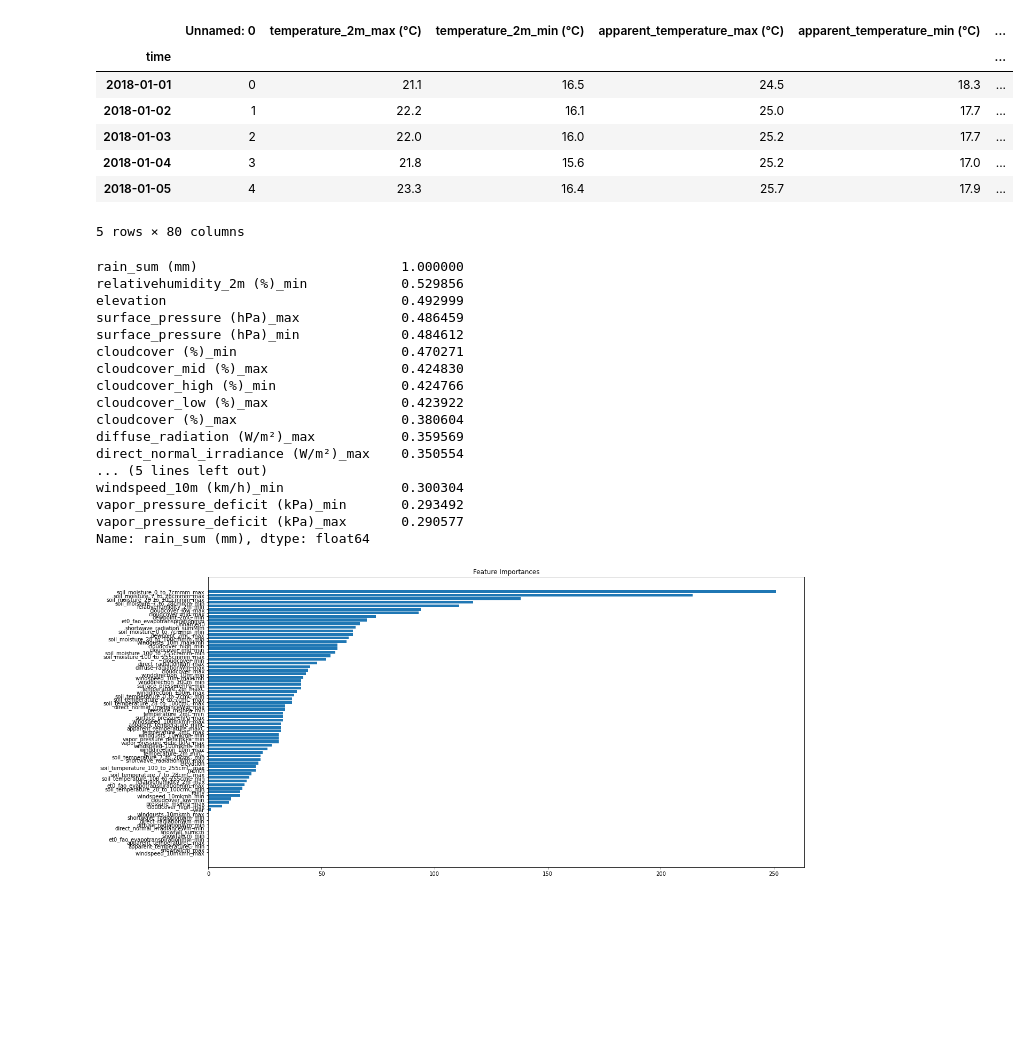
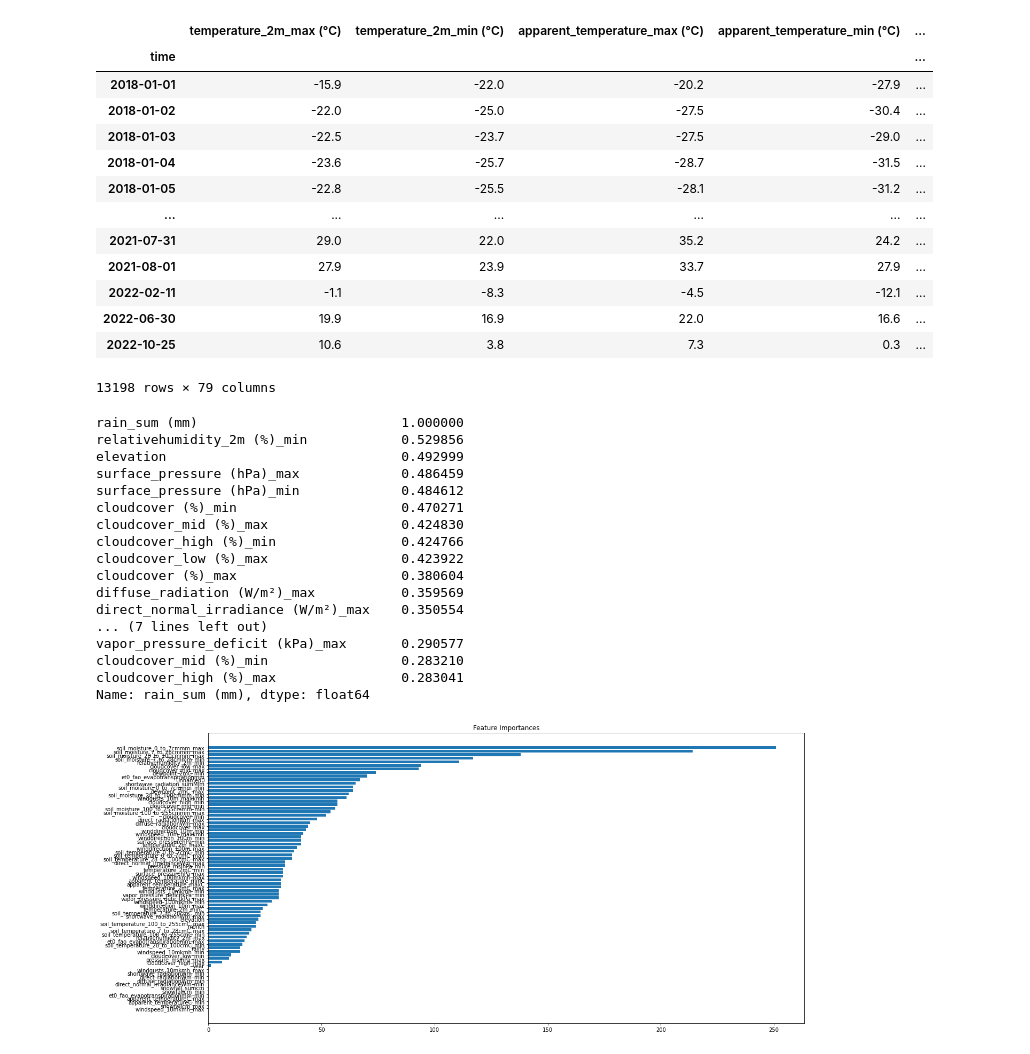
Before and after one commit to abilcode/weather-forecasting, a Jupyter notebook: model/exploration.ipynb, the cells around one changed output. Saved outputs shown, nothing was run; the diff lists cells and outputs as text; code cells hidden in the pictures; blank space fills up the shorter version.

```diff
--- a/model/exploration.ipynb
+++ b/model/exploration.ipynb
@@ -15,20 +16,26 @@ from catboost import CatBoostRegressor
 
 import optuna
 # %%
+
 data = pd.read_csv('/Users/abilfad/Documents/CODE/weather-forecasting-datavidia/appended_data.csv',index_col='time')
 data.drop('Unnamed: 0',axis=1)
-data.head()
 # %% [output]
-|  | Unnamed: 0 | temperature_2m_max (°C) | temperature_2m_min (°C) | apparent_temperature_max (°C) | apparent_temperature_min (°C) | ... |
-| time |  |  |  |  |  | ... |
-| 2018-01-01 | 0 | 21.1 | 16.5 | 24.5 | 18.3 | ... |
-| 2018-01-02 | 1 | 22.2 | 16.1 | 25.0 | 17.7 | ... |
-| 2018-01-03 | 2 | 22.0 | 16.0 | 25.2 | 17.7 | ... |
-| 2018-01-04 | 3 | 21.8 | 15.6 | 25.2 | 17.0 | ... |
-| 2018-01-05 | 4 | 23.3 | 16.4 | 25.7 | 17.9 | ... |
+|  | temperature_2m_max (°C) | temperature_2m_min (°C) | apparent_temperature_max (°C) | apparent_temperature_min (°C) | ... |
+| time |  |  |  |  | ... |
+| 2018-01-01 | -15.9 | -22.0 | -20.2 | -27.9 | ... |
+| 2018-01-02 | -22.0 | -25.0 | -27.5 | -30.4 | ... |
+| 2018-01-03 | -22.5 | -23.7 | -27.5 | -29.0 | ... |
+| 2018-01-04 | -23.6 | -25.7 | -28.7 | -31.5 | ... |
+| 2018-01-05 | -22.8 | -25.5 | -28.1 | -31.2 | ... |
+| ... | ... | ... | ... | ... | ... |
+| 2021-07-31 | 29.0 | 22.0 | 35.2 | 24.2 | ... |
+| 2021-08-01 | 27.9 | 23.9 | 33.7 | 27.9 | ... |
+| 2022-02-11 | -1.1 | -8.3 | -4.5 | -12.1 | ... |
+| 2022-06-30 | 19.9 | 16.9 | 22.0 | 16.6 | ... |
+| 2022-10-25 | 10.6 | 3.8 | 7.3 | 0.3 | ... |
-5 rows × 80 columns
+13198 rows × 79 columns
 # %%
-abs(data.corr()['rain_sum (mm)']).sort_values(ascending=False)[:20]
+abs(data.corr()['rain_sum (mm)']).sort_values(ascending=False)[:22]
 # %% [output]
 rain_sum (mm)                          1.000000
 relativehumidity_2m (%)_min            0.529856
@@ -42,10 +49,10 @@ cloudcover_low (%)_max                 0.423922
 cloudcover (%)_max                     0.380604
 diffuse_radiation (W/m²)_max           0.359569
 direct_normal_irradiance (W/m²)_max    0.350554
-... (5 lines left out)
-windspeed_10m (km/h)_min               0.300304
-vapor_pressure_deficit (kPa)_min       0.293492
+... (7 lines left out)
 vapor_pressure_deficit (kPa)_max       0.290577
+cloudcover_mid (%)_min                 0.283210
+cloudcover_high (%)_max                0.283041
 Name: rain_sum (mm), dtype: float64
 # %%
 def tree_importance(train,model_):
```
Also changed, not shown: parts of 8 cells of this notebook, 13 other files.
